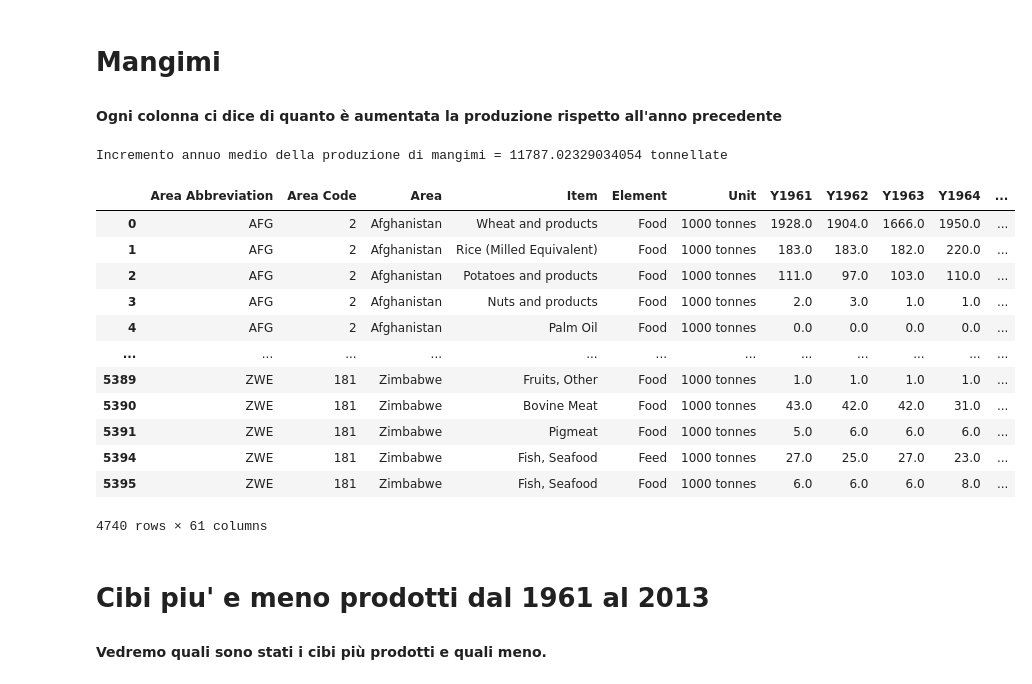
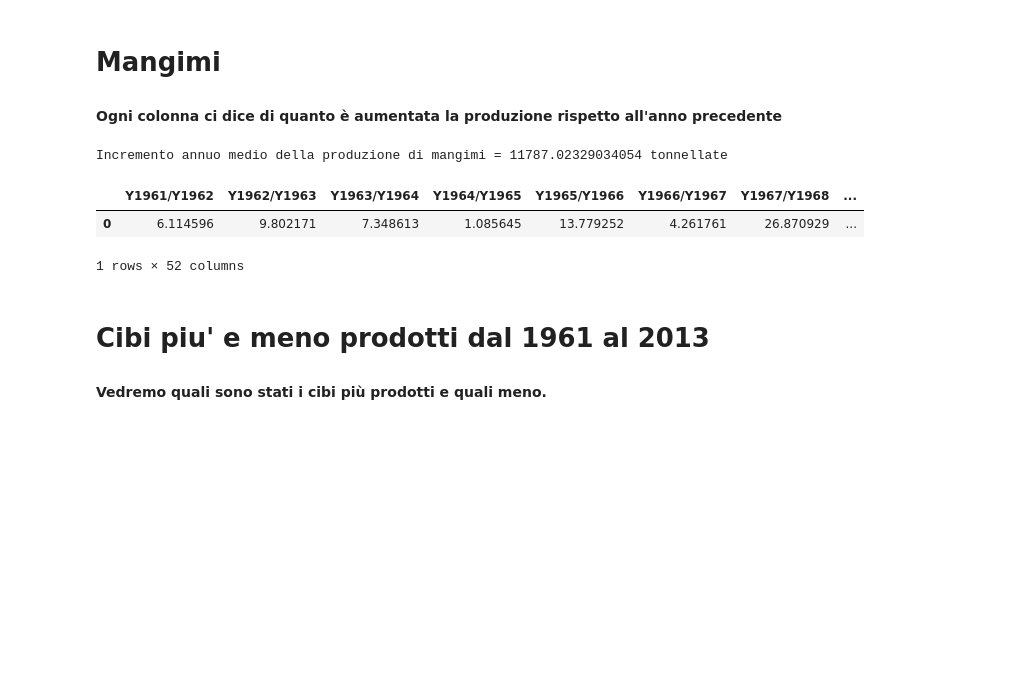
Before and after one commit to monkeymatt0/ProduzioneCibiMangimiImpattoAmbientale, a Jupyter notebook: MatteoVolleroDataVis.ipynb, the cells around one changed output. Saved outputs shown, nothing was run; the diff lists cells and outputs as text; code cells hidden in the pictures; blank space fills up the shorter version.

```diff
--- a/MatteoVolleroDataVis.ipynb
+++ b/MatteoVolleroDataVis.ipynb
@@ -50,9 +50,10 @@ finally:
      import plotly.express as px
      print("##########   ########## plotly installato ed importato")
 
-
-FAO_df = pd.read_csv("data/FAO.csv", encoding='latin-1')
-Food_Production_df = pd.read_csv("data/Food_Production.csv")
+fao_df_path = "data/FAO.csv"
+Food_Production_path = "data/Food_Production.csv"
+FAO_df = pd.read_csv(fao_df_path, encoding='latin-1')
+Food_Production_df = pd.read_csv(Food_Production_path)
 FAO_df["Type"] = ""
 # %% [output]
 Requirement already satisfied: pip in /Library/Frameworks/Python.framework/Versions/3.10/lib/python3.10/site-packages (22.3.1)
@@ -319,29 +322,19 @@ Incremento annuo medio della produzione di cibo = 14862.527781602186 tonnellate
 # %%
 Feed = cibi_mangimi.loc["Feed"]
 
 Feed_yearly_increment = [abs(Feed[f"Y{i}"] - Feed[f"Y{i+1}"]) for i in range(1961, 2014) if i + 1 < 2014]
 Feed_yearly_increment_df = pd.DataFrame()
 for i in range(1961, 2014):
      if i+1 < 2014:
           Feed_yearly_increment_df[f"Y{i}/Y{i+1}"] = pd.Series(Feed_yearly_increment[abs(1961 - i)])
 
 print(f"Incremento annuo medio della produzione di mangimi = {Feed_yearly_increment_df.iloc[0].mean() * 1000} tonnellate")
-prodotti_tracciati_df
+Feed_yearly_increment_df
 # %% [output]
 Incremento annuo medio della produzione di mangimi = 11787.02329034054 tonnellate
-|  | Area Abbreviation | Area Code | Area | Item | Element | Unit | Y1961 | Y1962 | Y1963 | Y1964 | ... |
-| 0 | AFG | 2 | Afghanistan | Wheat and products | Food | 1000 tonnes | 1928.0 | 1904.0 | 1666.0 | 1950.0 | ... |
-| 1 | AFG | 2 | Afghanistan | Rice (Milled Equivalent) | Food | 1000 tonnes | 183.0 | 183.0 | 182.0 | 220.0 | ... |
-| 2 | AFG | 2 | Afghanistan | Potatoes and products | Food | 1000 tonnes | 111.0 | 97.0 | 103.0 | 110.0 | ... |
-| 3 | AFG | 2 | Afghanistan | Nuts and products | Food | 1000 tonnes | 2.0 | 3.0 | 1.0 | 1.0 | ... |
-| 4 | AFG | 2 | Afghanistan | Palm Oil | Food | 1000 tonnes | 0.0 | 0.0 | 0.0 | 0.0 | ... |
-| ... | ... | ... | ... | ... | ... | ... | ... | ... | ... | ... | ... |
-| 5389 | ZWE | 181 | Zimbabwe | Fruits, Other | Food | 1000 tonnes | 1.0 | 1.0 | 1.0 | 1.0 | ... |
-| 5390 | ZWE | 181 | Zimbabwe | Bovine Meat | Food | 1000 tonnes | 43.0 | 42.0 | 42.0 | 31.0 | ... |
-| 5391 | ZWE | 181 | Zimbabwe | Pigmeat | Food | 1000 tonnes | 5.0 | 6.0 | 6.0 | 6.0 | ... |
-| 5394 | ZWE | 181 | Zimbabwe | Fish, Seafood | Feed | 1000 tonnes | 27.0 | 25.0 | 27.0 | 23.0 | ... |
-| 5395 | ZWE | 181 | Zimbabwe | Fish, Seafood | Food | 1000 tonnes | 6.0 | 6.0 | 6.0 | 8.0 | ... |
+|  | Y1961/Y1962 | Y1962/Y1963 | Y1963/Y1964 | Y1964/Y1965 | Y1965/Y1966 | Y1966/Y1967 | Y1967/Y1968 | ... |
+| 0 | 6.114596 | 9.802171 | 7.348613 | 1.085645 | 13.779252 | 4.261761 | 26.870929 | ... |
-4740 rows × 61 columns
+1 rows × 52 columns
 # %% [markdown]
 # Cibi piu' e meno prodotti dal 1961 al 2013
 #### Vedremo quali sono stati i cibi più prodotti e quali meno.
```
Also changed, not shown: parts of 22 cells of this notebook.
